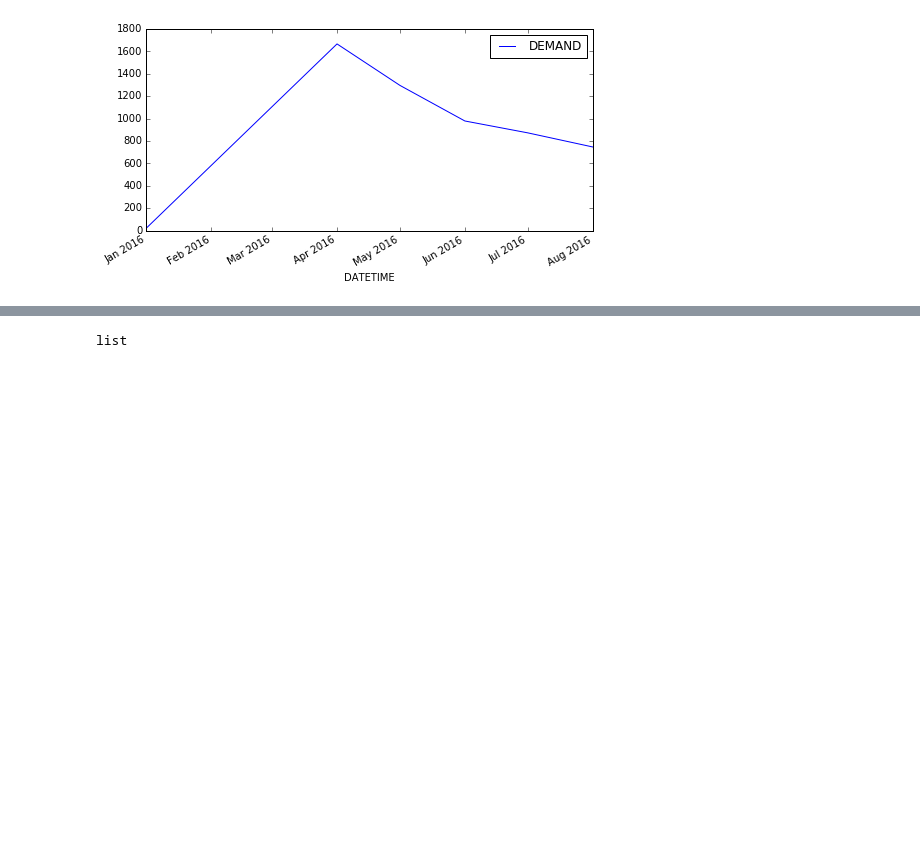
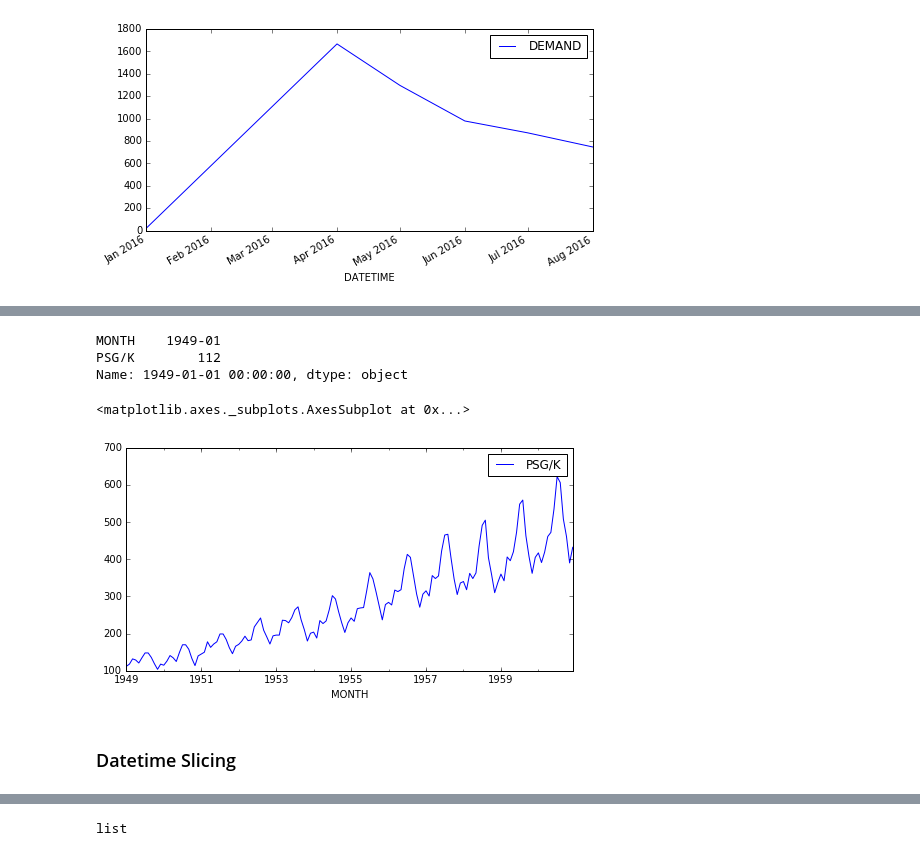
Before and after one commit to LingxB/pd-timeseries, a Jupyter notebook: Timeseries-with-Pandas.ipynb, the cells around one changed output, grey strips where cells are left out. Drawn from its saved outputs; the diff is of its cells as text; code cells hidden in the pictures; blank space fills up the shorter version.

Commit message:
Update with times series index

```diff
--- a/Timeseries-with-Pandas.ipynb
+++ b/Timeseries-with-Pandas.ipynb
@@ -16,5 +22,6 @@ This notebook documents the best practices for dealing with timeseries data with
 # %%
 import pandas as pd
 %matplotlib inline
+figsize = (8,4)
 pd.__version__
 # %% [output]
@@ -220,0 +230,6 @@ df_sorted.plot(x='DATETIME', y='DEMAND',figsize=(8,4))
+# %%
+data = 'international-airline-passengers.csv'
+dft = pd.read_csv(data)
+dft.columns = ['MONTH','PSG/K']
+dft = dft.drop(dft.shape[0]-1) # Drop unuseful string data in last row
+dft.index = pd.to_datetime(dft['MONTH']) # Set df index to time series
@@ -220,0 +246,13 @@ df_sorted.plot(x='DATETIME', y='DEMAND',figsize=(8,4))
+# %%
+dft.ix[0] # 'MONTH' in first row of index does not affect dataframe shape, original shape remains
+# %% [output]
+MONTH    1949-01
+PSG/K        112
+Name: 1949-01-01 00:00:00, dtype: object
+# %%
+dft.plot(x=dft.index,y='PSG/K',figsize=figsize)
+# %% [output]
+<matplotlib.axes._subplots.AxesSubplot at 0x...>
+[figure, added]
+# %% [markdown]
+### Datetime Slicing
```
Also changed, not shown: parts of 49 cells of this notebook, 1 other file.
